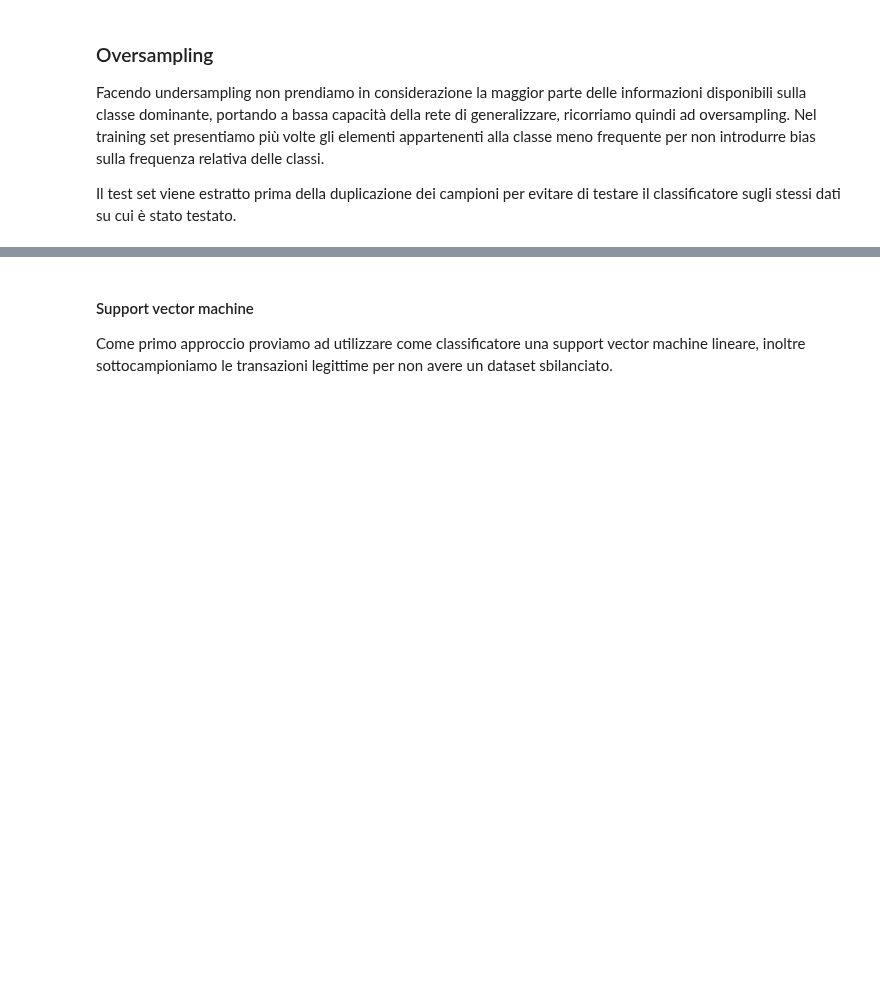
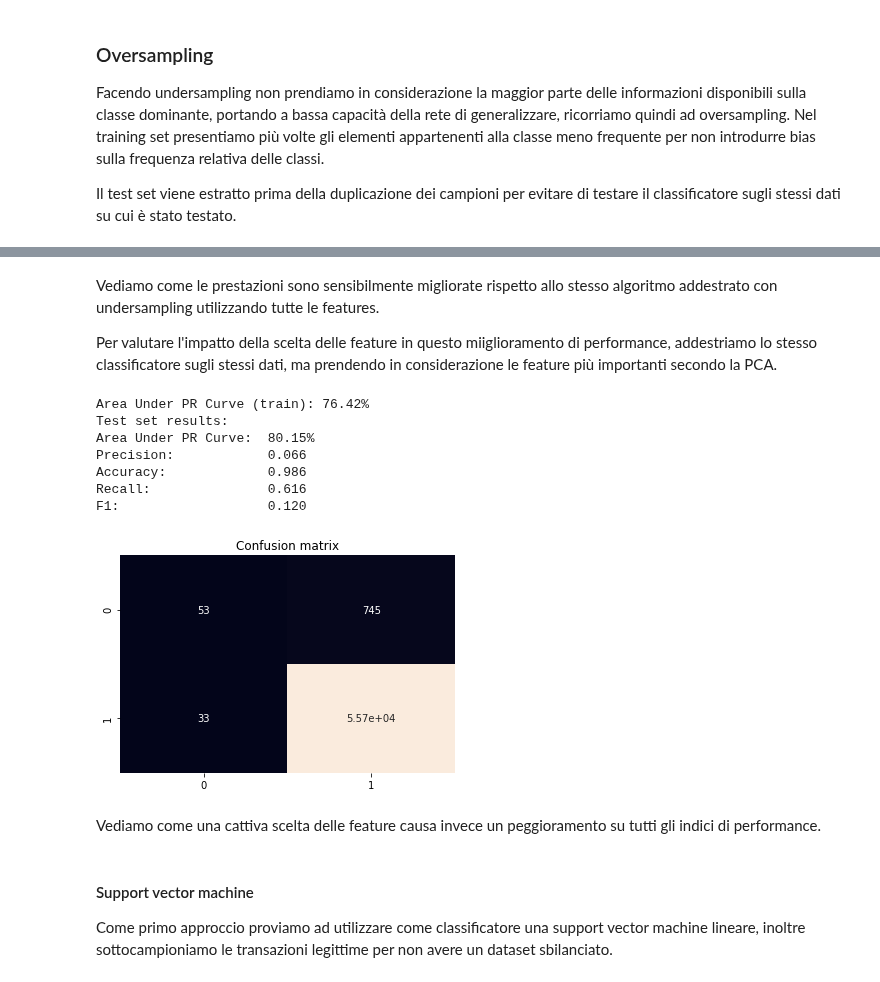
Before and after one commit to Andrea-Augello/Credit-Card-Fraud-Detection, a Jupyter notebook: CardFraud.ipynb, the cells around one changed output, grey strips where cells are left out. Saved outputs shown, nothing was run; the diff lists cells and outputs as text; code cells hidden in the pictures; blank space fills up the shorter version.

```diff
--- a/CardFraud.ipynb
+++ b/CardFraud.ipynb
@@ -1023,3 +1096,22 @@ train, test = oversample_split(fraud, legit)
+# %% [markdown]
+Vediamo come le prestazioni sono sensibilmente migliorate rispetto allo stesso algoritmo addestrato con undersampling utilizzando tutte le features.
+
+Per valutare l'impatto della scelta delle feature in questo miiglioramento di performance, addestriamo lo stesso classificatore sugli stessi dati, ma prendendo in considerazione le feature più importanti secondo la PCA.
+# %%
+clf_2 = GaussianNB(priors=[0.9983,0.0017]).fit(train.select(train.columns[1:6]).toPandas(),
+                       train_labels)
+evaluate_sklearn(clf_2, train, test, train.columns[1:6])
+# %% [output]
+Area Under PR Curve (train): 76.42%
+Test set results:
+Area Under PR Curve:  80.15%
+Precision:            0.066
+Accuracy:             0.986
+Recall:               0.616
+F1:                   0.120
+[figure, added]
+# %% [markdown]
+Vediamo come una cattiva scelta delle feature causa invece un peggioramento su tutti gli indici di performance.
 # %% [markdown]
 #### Support vector machine
 
```
Also changed, not shown: parts of 12 cells of this notebook.
